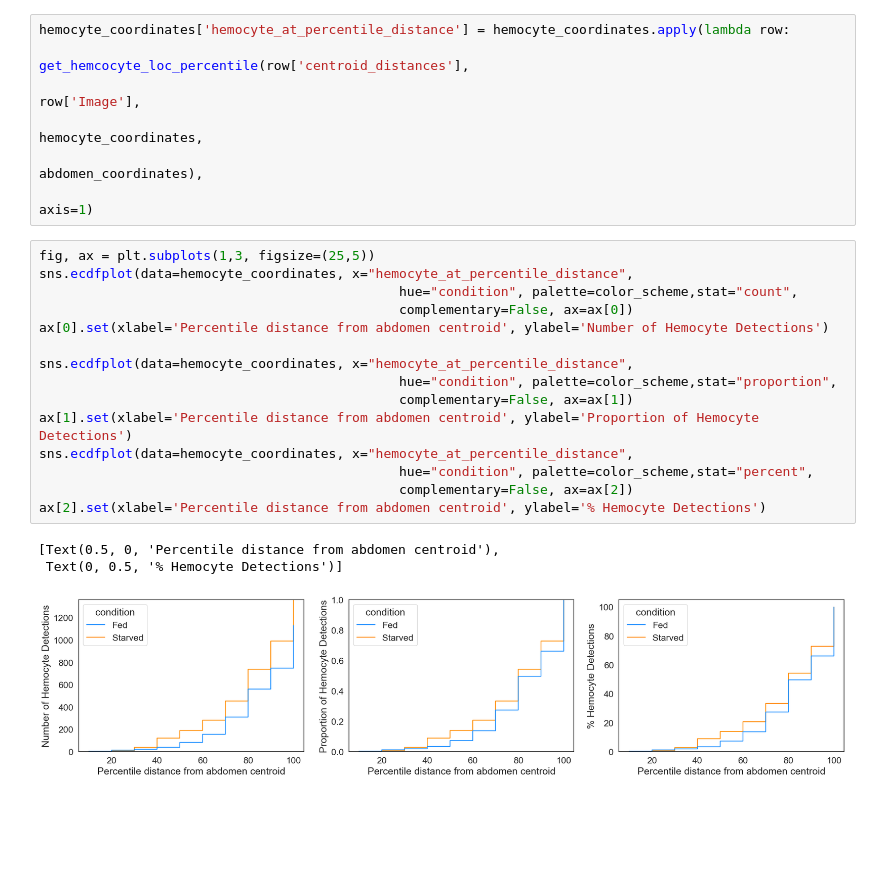
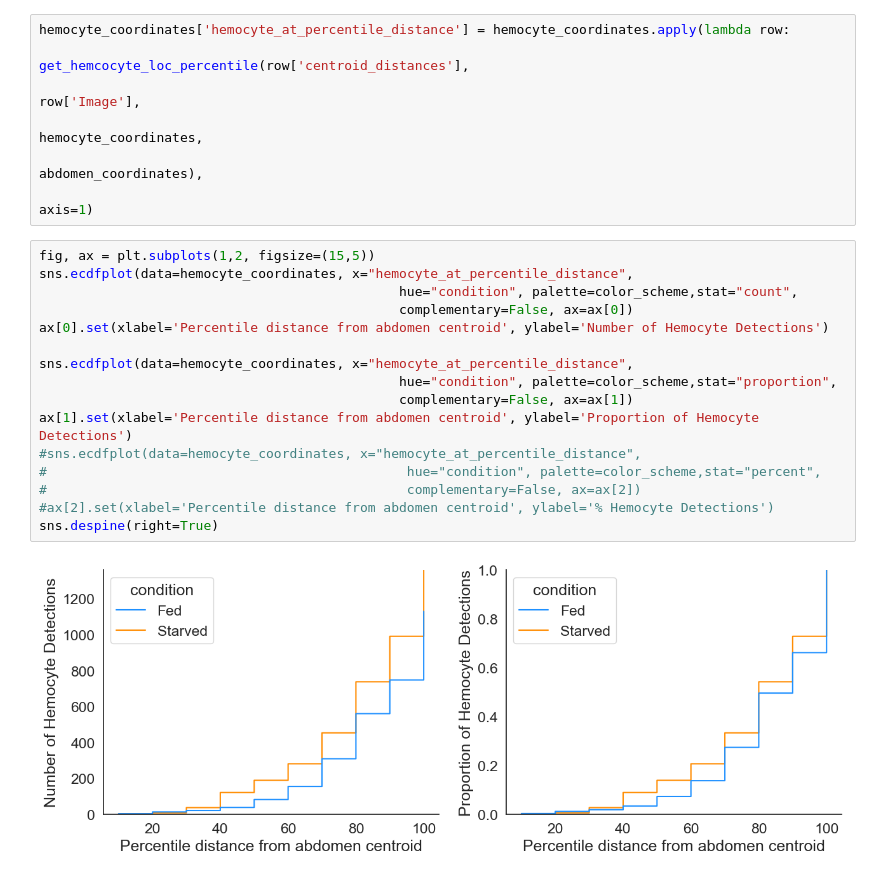
Before and after one commit to McCallLabBU/hemocyte_recruitment_image_quantification, a Jupyter notebook: code/exploratory_analysis_midsections.ipynb, the cells around one changed output. Drawn from its saved outputs; the diff is of its cells as text; blank space fills up the shorter version.

```diff
--- a/code/exploratory_analysis_midsections.ipynb
+++ b/code/exploratory_analysis_midsections.ipynb
@@ -404,21 +404,20 @@ hemocyte_coordinates['hemocyte_at_percentile_distance'] = hemocyte_coordinates.a
                                                                                                          abdomen_coordinates),
                                                                                                          axis=1)
 # %%
-fig, ax = plt.subplots(1,3, figsize=(25,5))
+fig, ax = plt.subplots(1,2, figsize=(15,5))
 sns.ecdfplot(data=hemocyte_coordinates, x="hemocyte_at_percentile_distance",
                                               hue="condition", palette=color_scheme,stat="count",
                                               complementary=False, ax=ax[0])
 ax[0].set(xlabel='Percentile distance from abdomen centroid', ylabel='Number of Hemocyte Detections')
 
 sns.ecdfplot(data=hemocyte_coordinates, x="hemocyte_at_percentile_distance",
                                               hue="condition", palette=color_scheme,stat="proportion",
                                               complementary=False, ax=ax[1])
 ax[1].set(xlabel='Percentile distance from abdomen centroid', ylabel='Proportion of Hemocyte Detections')
-sns.ecdfplot(data=hemocyte_coordinates, x="hemocyte_at_percentile_distance",
-                                              hue="condition", palette=color_scheme,stat="percent",
-                                              complementary=False, ax=ax[2])
-ax[2].set(xlabel='Percentile distance from abdomen centroid', ylabel='% Hemocyte Detections')
+#sns.ecdfplot(data=hemocyte_coordinates, x="hemocyte_at_percentile_distance",
+#                                              hue="condition", palette=color_scheme,stat="percent",
+#                                              complementary=False, ax=ax[2])
+#ax[2].set(xlabel='Percentile distance from abdomen centroid', ylabel='% Hemocyte Detections')
+sns.despine(right=True)
 # %% [output]
-[Text(0.5, 0, 'Percentile distance from abdomen centroid'),
- Text(0, 0.5, '% Hemocyte Detections')]
-[figure, old version]
+[figure, new version]
```
Also changed, not shown: parts of 3 cells of this notebook, 5 other files.
